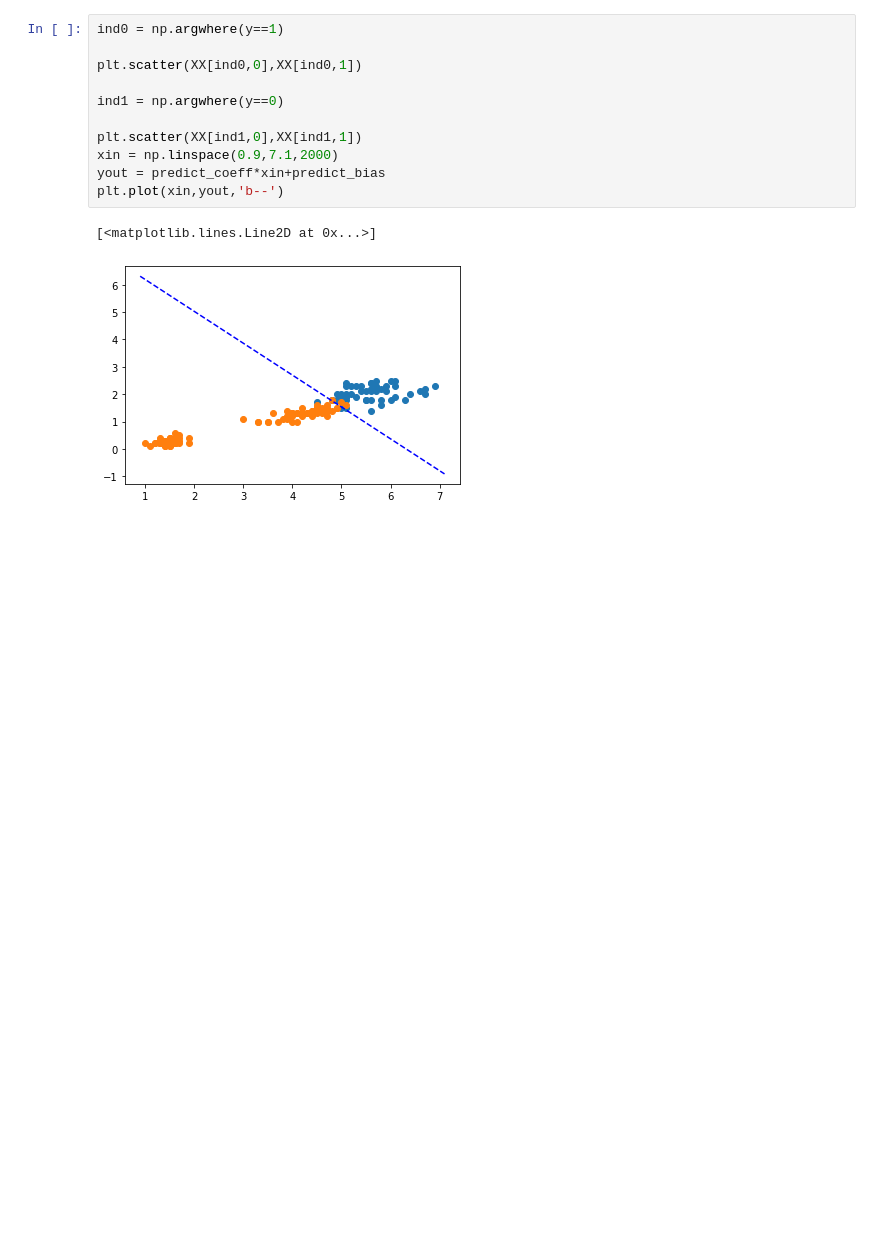
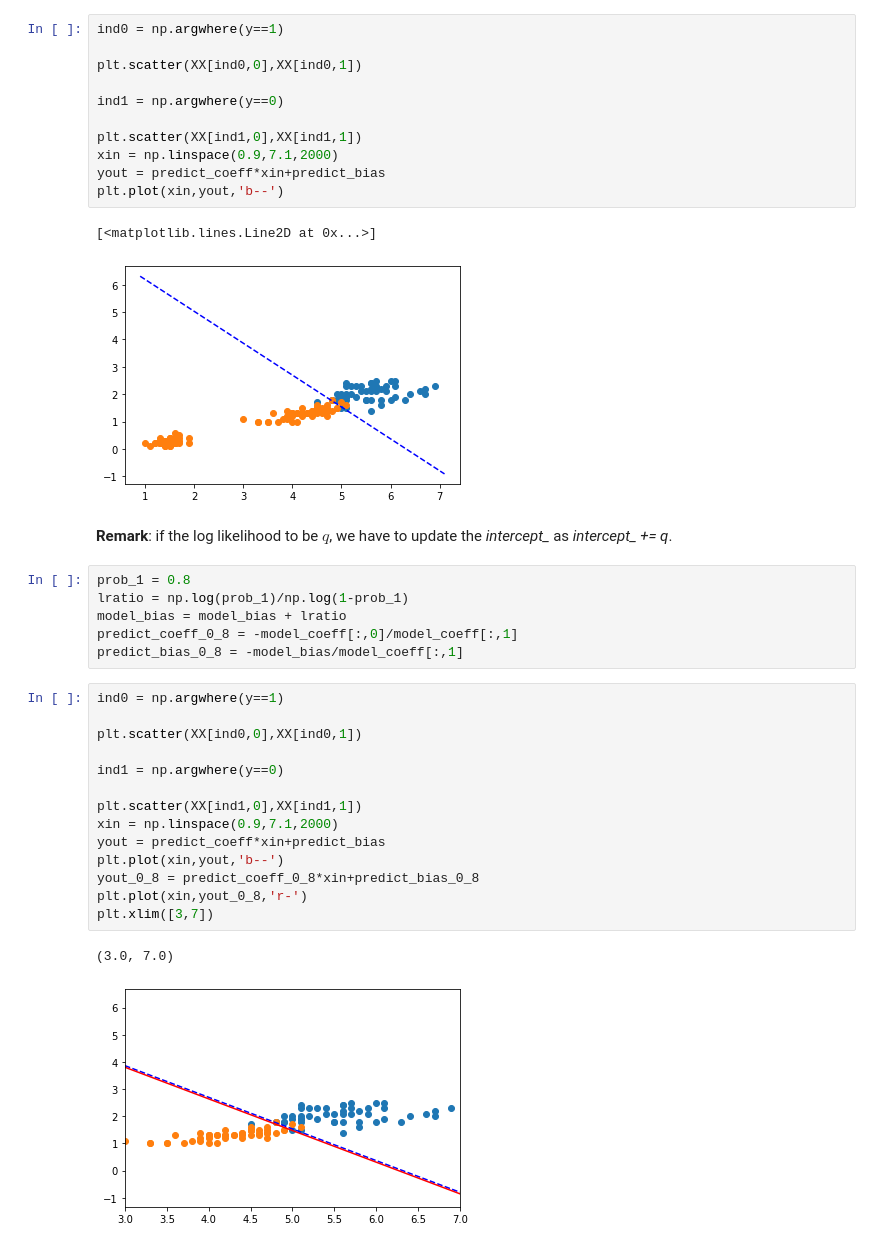
Before and after one commit to bop-hz/mltest, a Jupyter notebook: chapter4/chapter4.ipynb, the cells around one changed output. Saved outputs shown, nothing was run; the diff lists cells and outputs as text; blank space fills up the shorter version.

```diff
--- a/chapter4/chapter4.ipynb
+++ b/chapter4/chapter4.ipynb
@@ -481,3 +481,28 @@ plt.plot(xin,yout,'b--')
 # %% [output]
 [<matplotlib.lines.Line2D at 0x...>]
 [figure]
+# %% [markdown]
+**Remark**: if the log likelihood to be $ q $, we have to update the *intercept_* as *intercept_ += q*.
+# %%
+prob_1 = 0.8
+lratio = np.log(prob_1)/np.log(1-prob_1)
+model_bias = model_bias + lratio
+predict_coeff_0_8 = -model_coeff[:,0]/model_coeff[:,1]
+predict_bias_0_8 = -model_bias/model_coeff[:,1]
+# %%
+ind0 = np.argwhere(y==1)
+
+plt.scatter(XX[ind0,0],XX[ind0,1])
+
+ind1 = np.argwhere(y==0)
+
+plt.scatter(XX[ind1,0],XX[ind1,1])
+xin = np.linspace(0.9,7.1,2000)
+yout = predict_coeff*xin+predict_bias
+plt.plot(xin,yout,'b--')
+yout_0_8 = predict_coeff_0_8*xin+predict_bias_0_8
+plt.plot(xin,yout_0_8,'r-')
+plt.xlim([3,7])
+# %% [output]
+(3.0, 7.0)
+[figure, added]
```
Also changed, not shown: parts of 18 cells of this notebook.
